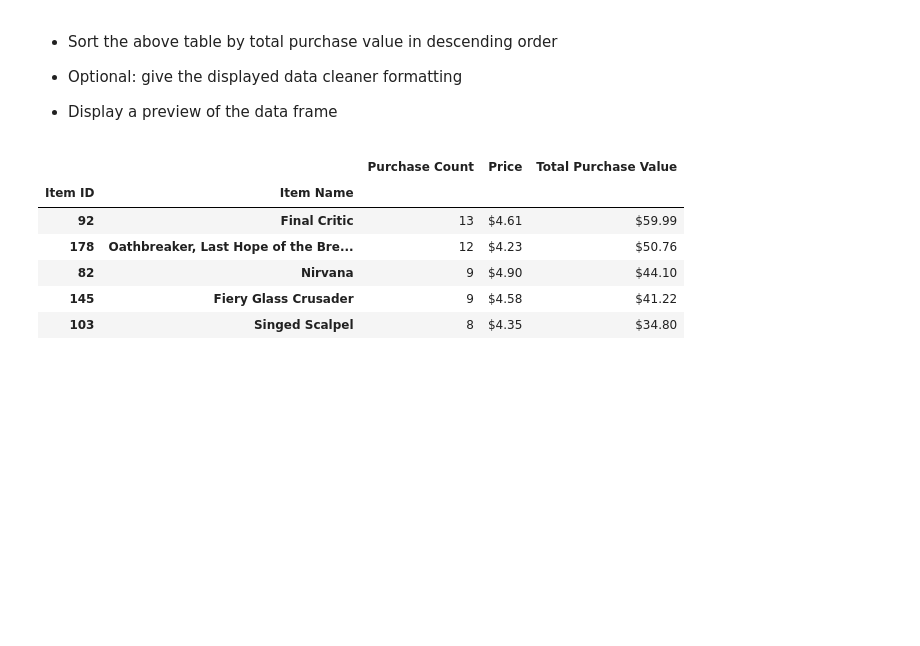
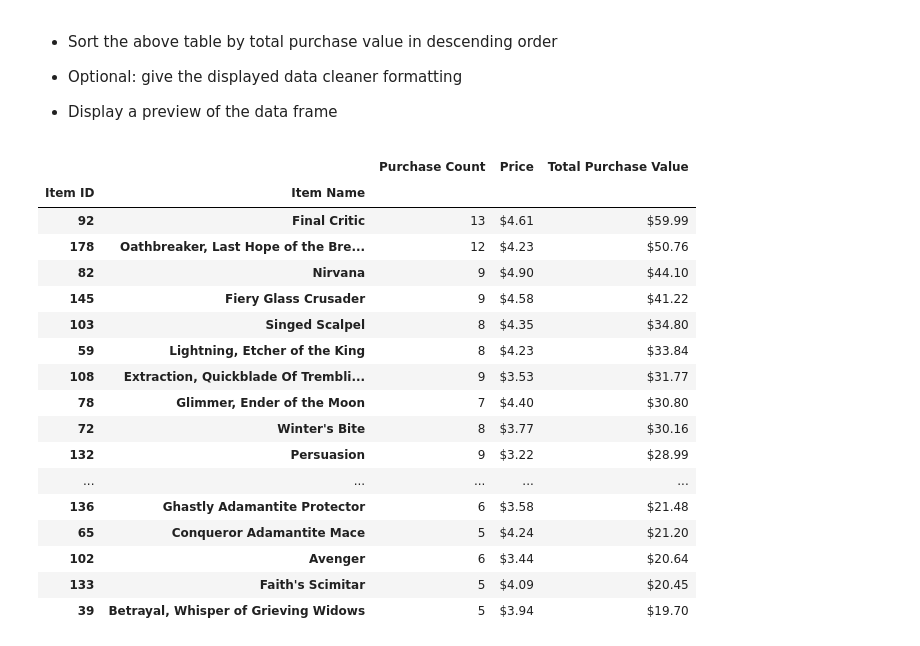
Before and after one commit to Oscar-Geare/pandas-challenge, a Jupyter notebook: HeroesOfPymoli/HeroesOfPymoli_starter.ipynb, the cells around one changed output. Saved outputs shown, nothing was run; the diff lists cells and outputs as text; code cells hidden in the pictures; blank space fills up the shorter version.

```diff
--- a/HeroesOfPymoli/HeroesOfPymoli_starter.ipynb
+++ b/HeroesOfPymoli/HeroesOfPymoli_starter.ipynb
@@ -309,16 +331,27 @@ popItems_df.head()
 # %%
 profItems_df = itemStats_df
 # sort by purchase volume
 profItems_df = profItems_df.reset_index().sort_values(['Total Purchase Value'], ascending=False).set_index(['Item ID','Item Name'])
 profItems_df['Total Purchase Value'] = profItems_df['Total Purchase Value'].map('${:,.2f}'.format)
 profItems_df['Price'] = profItems_df['Price'].map('${:,.2f}'.format)
 
-profItems_df.head()
+profItems_df.head(25)
 # %% [output]
 |  |  | Purchase Count | Price | Total Purchase Value |
 | Item ID | Item Name |  |  |  |
 | 92 | Final Critic | 13 | $4.61 | $59.99 |
 | 178 | Oathbreaker, Last Hope of the Bre... | 12 | $4.23 | $50.76 |
 | 82 | Nirvana | 9 | $4.90 | $44.10 |
 | 145 | Fiery Glass Crusader | 9 | $4.58 | $41.22 |
 | 103 | Singed Scalpel | 8 | $4.35 | $34.80 |
+| 59 | Lightning, Etcher of the King | 8 | $4.23 | $33.84 |
+| 108 | Extraction, Quickblade Of Trembli... | 9 | $3.53 | $31.77 |
+| 78 | Glimmer, Ender of the Moon | 7 | $4.40 | $30.80 |
+| 72 | Winter's Bite | 8 | $3.77 | $30.16 |
+| 132 | Persuasion | 9 | $3.22 | $28.99 |
+| ... | ... | ... | ... | ... |
+| 136 | Ghastly Adamantite Protector | 6 | $3.58 | $21.48 |
+| 65 | Conqueror Adamantite Mace | 5 | $4.24 | $21.20 |
+| 102 | Avenger | 6 | $3.44 | $20.64 |
+| 133 | Faith's Scimitar | 5 | $4.09 | $20.45 |
+| 39 | Betrayal, Whisper of Grieving Widows | 5 | $3.94 | $19.70 |
```
Also changed, not shown: parts of 3 cells of this notebook.
